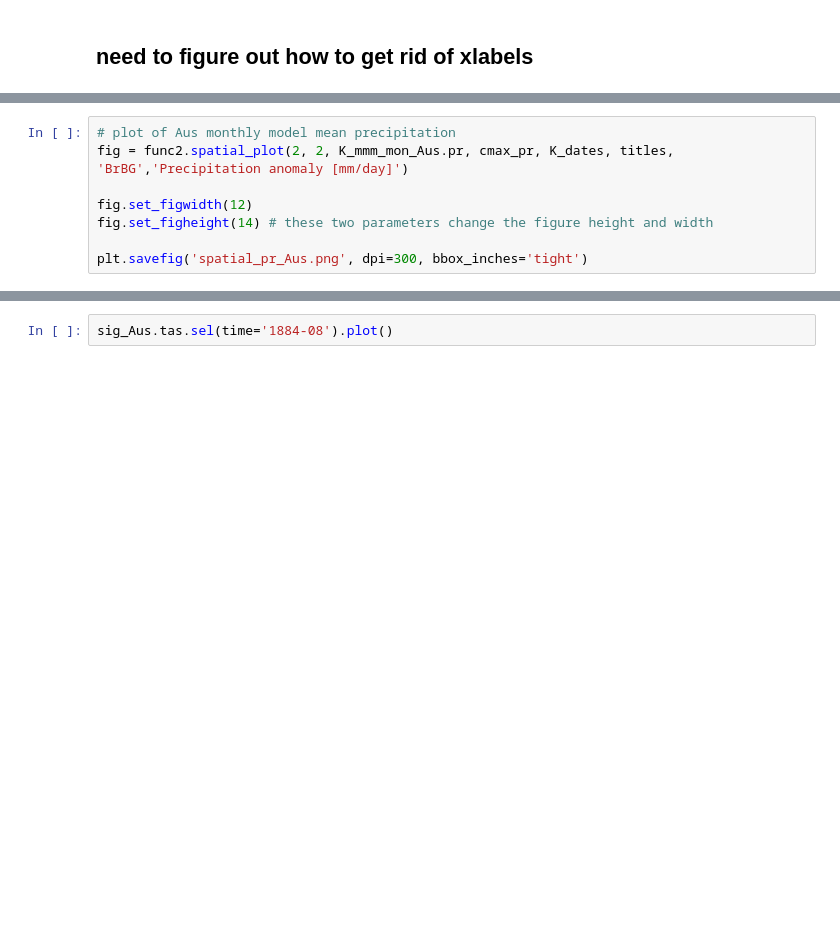
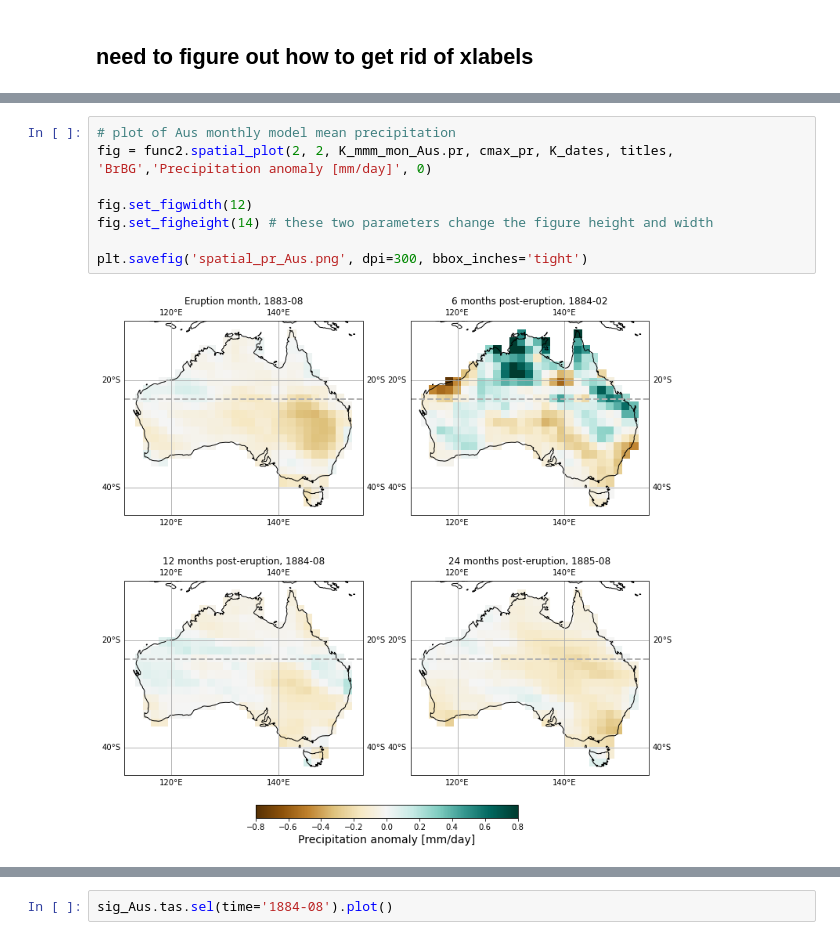
Before and after one commit to kbongi/masters_research, a Jupyter notebook: Spatial_Plots_2020.12.22.ipynb, the cells around one changed output, grey strips where cells are left out. Cells and saved outputs as stored; diff of their text form; blank space fills up the shorter version.

```diff
--- a/Spatial_Plots_2020.12.22.ipynb
+++ b/Spatial_Plots_2020.12.22.ipynb
@@ -237,11 +236,13 @@ plt.savefig('spatial_pr_SH.png', dpi=300, bbox_inches='tight')
 [figure]
 # %%
 # plot of Aus monthly model mean precipitation
-fig = func2.spatial_plot(2, 2, K_mmm_mon_Aus.pr, cmax_pr, K_dates, titles, 'BrBG','Precipitation anomaly [mm/day]')
+fig = func2.spatial_plot(2, 2, K_mmm_mon_Aus.pr, cmax_pr, K_dates, titles, 'BrBG','Precipitation anomaly [mm/day]', 0)
 
 fig.set_figwidth(12)
 fig.set_figheight(14) # these two parameters change the figure height and width
 
 plt.savefig('spatial_pr_Aus.png', dpi=300, bbox_inches='tight')
+# %% [output]
+[figure, added]
 # %%
 # plot of EA monthly model mean precipitation
```
Also changed, not shown: parts of 8 cells of this notebook.
